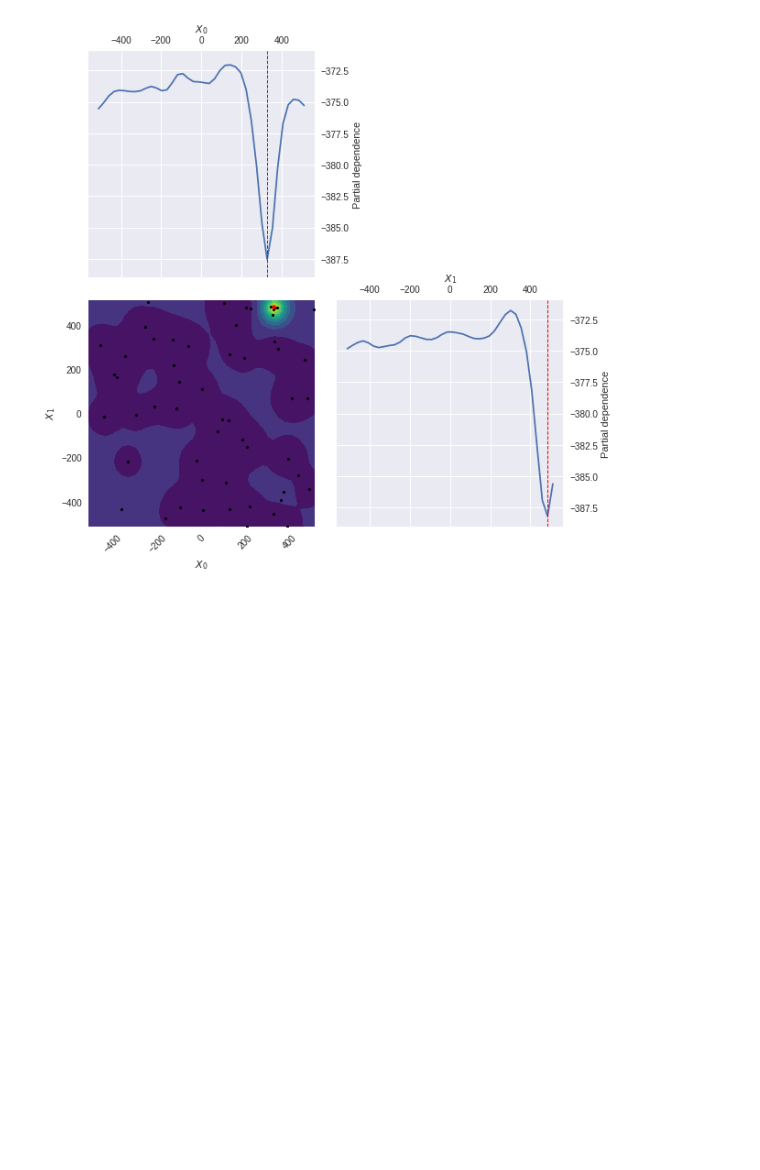
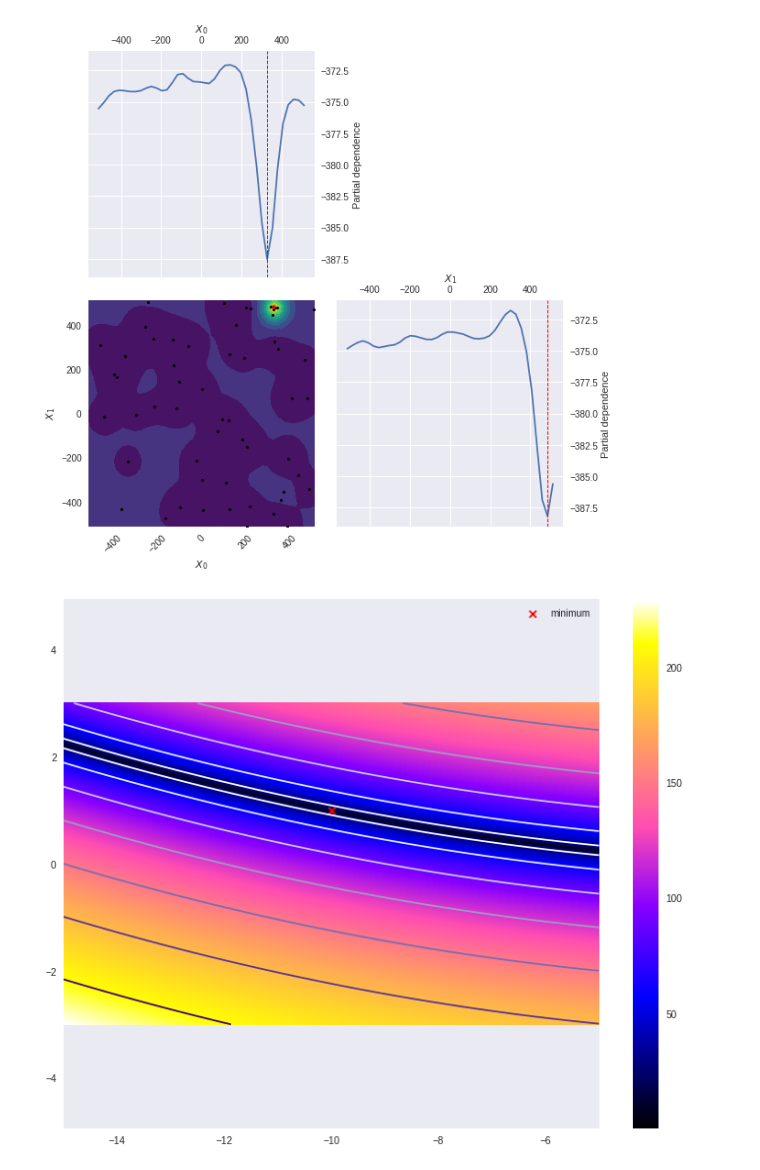
Before and after one commit to mesomesomeso14/optimization_bench, a Jupyter notebook: skopt_test.ipynb, the cells around one changed output. Cells and saved outputs as stored; diff of their text form; code cells hidden in the pictures; blank space fills up the shorter version.

```diff
--- a/skopt_test.ipynb
+++ b/skopt_test.ipynb
@@ -23,7 +14,7 @@ import sys
 import os
 # %%
 def plotfunc(f,xarea,yarea,xminp,yminp):
-  n = 1000
+  n = 10000
   x = np.linspace(xarea[0],xarea[1],n)
   y = np.linspace(yarea[0],yarea[1],n)
   X,Y = np.meshgrid(x, y)
@@ -34,7 +25,7 @@ def plotfunc(f,xarea,yarea,xminp,yminp):
   fig.colorbar(im)
   plt.scatter(xminp,yminp, label='minimum', marker='x', c='r')
   plt.legend()
-  plt.contour(X,Y,Z,cmap='Purples')
+  plt.contour(X,Y,Z,cmap='Purples', levels=10)
   plt.tight_layout()
 
 def gp_optimize(f, ncall, nrand):
@@ -159,0 +154,12 @@ Finish Optimization
+# %%
+# Bukin function N.6
+class Bukin_6:
+  xarea, yarea = [-15, -5], [-3, 3]
+  xminp, yminp = [-10], [1]
+  fmin = 0
+  def func(a,b):
+    return 100*np.sqrt(np.abs(b-0.01*a**2)) + 0.01*np.abs(a+10)
+
+plotfunc(Bukin_6.func, Bukin_6.xarea, Bukin_6.yarea, Bukin_6.xminp, Bukin_6.yminp)
+# %% [output]
+[figure, added]
```
Also changed, not shown: parts of 12 cells of this notebook.
